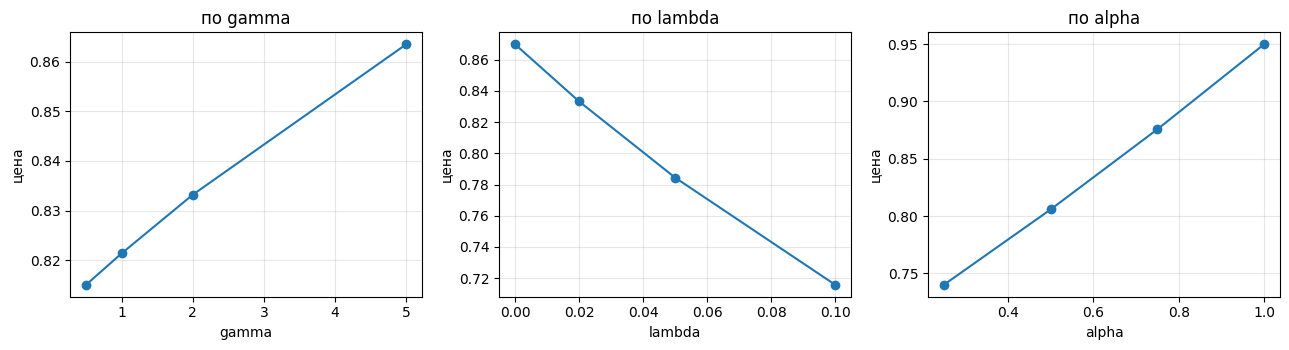
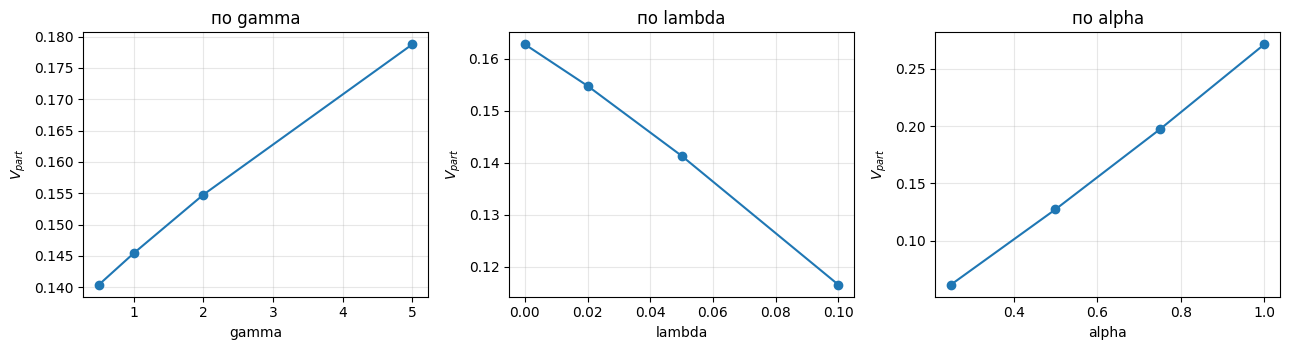
Unified diff of the notebook cell whose output changed from the first chart to the second:
--- before
+++ after
@@ -1,17 +1,18 @@
 import pandas as pd
 SENS_MODE='single'   # база чувствительности — единовременная премия
+# Чувствительность считается для СТОИМОСТИ УЧАСТИЯ V_part (единый объект с п.5)
 
 rows=[]
-print("по gamma:")
+print("по gamma (V_part):")
 for gm in [0.5,1.0,2.0,5.0]:
-    p=price_full(mode=SENS_MODE, alpha=ALPHA, gamma=gm)
+    p=vpart_full(mode=SENS_MODE, alpha=ALPHA, gamma=gm)
     rows.append(('gamma',gm,p)); print(f"  {gm}: {p:.5f}")
-print("по lambda:")
+print("по lambda (V_part):")
 for lm in [0.0,0.02,0.05,0.10]:
-    p=price_full(mode=SENS_MODE, alpha=ALPHA, lam=lm)
+    p=vpart_full(mode=SENS_MODE, alpha=ALPHA, lam=lm)
     rows.append(('lambda',lm,p)); print(f"  {lm}: {p:.5f}")
-print("по alpha:")
+print("по alpha (V_part):")
 for al in [0.25,0.5,0.75,1.0]:
-    p=price_full(mode=SENS_MODE, alpha=al)
+    p=vpart_full(mode=SENS_MODE, alpha=al)
     rows.append(('alpha',al,p)); print(f"  {al}: {p:.5f}")
 sens=pd.DataFrame(rows,columns=['param','value','price'])
@@ -20,5 +21,5 @@
 for k,nm in enumerate(['gamma','lambda','alpha']):
     d=sens[sens.param==nm]; ax[k].plot(d.value,d.price,'o-')
-    ax[k].set_xlabel(nm); ax[k].set_ylabel('цена'); ax[k].grid(alpha=.3)
+    ax[k].set_xlabel(nm); ax[k].set_ylabel(r'$V_{part}$'); ax[k].grid(alpha=.3)
     ax[k].set_title(f'по {nm}')
 plt.tight_layout(); plt.show()

Commit: правки 3